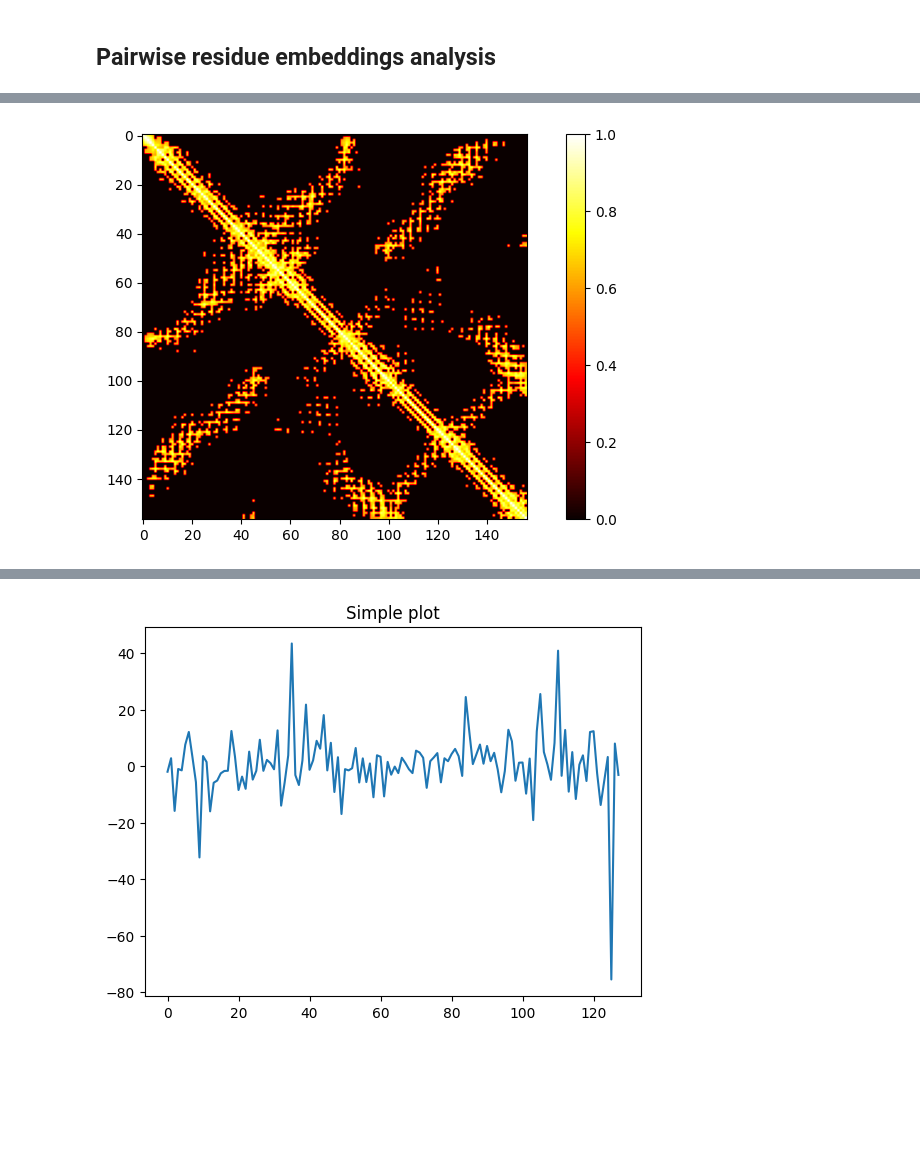
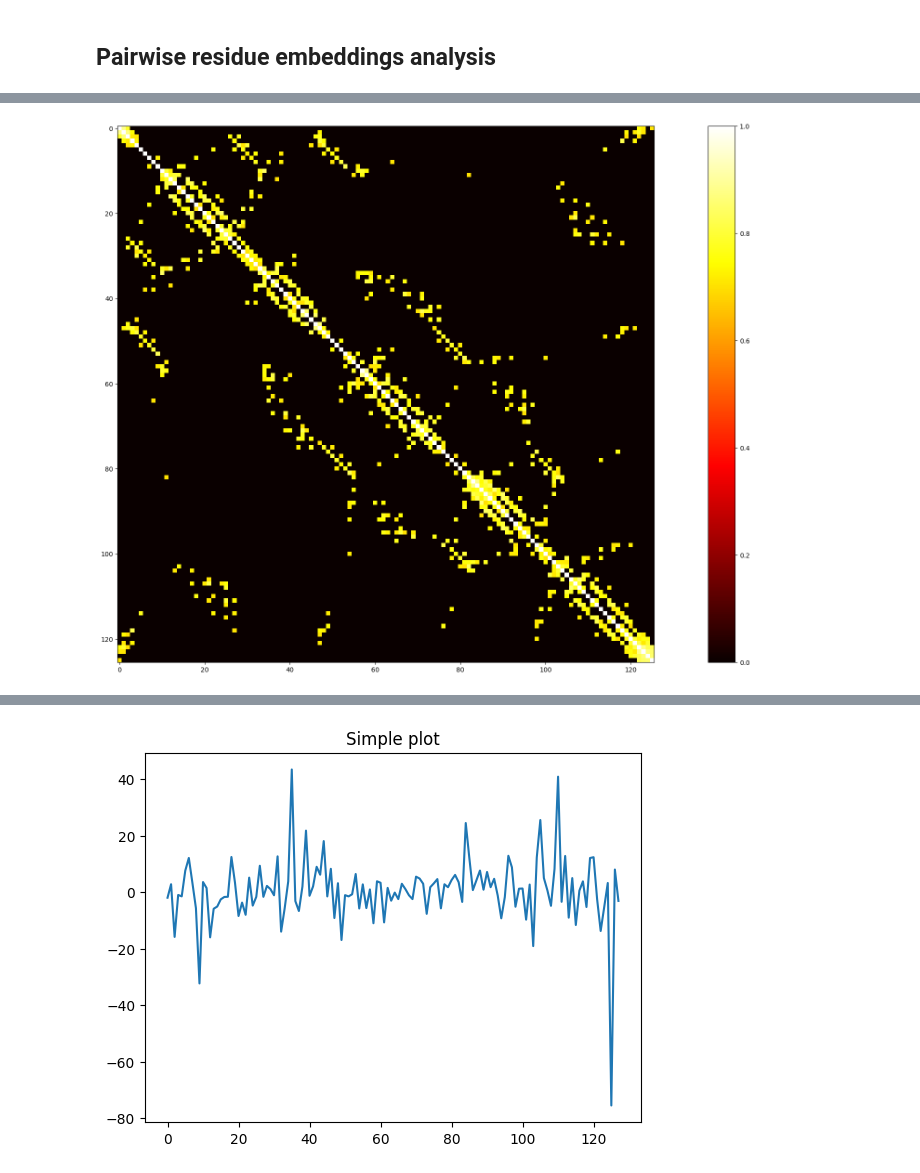
Before and after one commit to SoFar3/protein-structural-similarity, a Jupyter notebook: notebooks/esm.ipynb, the cells around one changed output, grey strips where cells are left out. Cells and saved outputs as stored; diff of their text form; code cells hidden in the pictures; blank space fills up the shorter version.

```diff
--- a/notebooks/esm.ipynb
+++ b/notebooks/esm.ipynb
@@ -314,0 +343,3 @@ pair_emb2 = out2['s_z'].cpu().numpy().squeeze(0)
+# %%
+pair_emb1 = utils.read_protein("5YCI_1", type="pair")
+pair_emb2 = utils.read_protein("2QWV_1", type="pair")
@@ -327,5 +364,5 @@ plot.simple_plot(pair_emb2[100][100])
 # %%
 pair_sim1 = np.mean(als.cossim3d(pair_emb1), axis=0)
-pair_sim1[pair_sim1 < 0.6] = 0
+pair_sim1[pair_sim1 < 0.5] = 0
 pair_sim2 = np.mean(als.cossim3d(pair_emb2), axis=0)
-pair_sim2[pair_sim2 < 0.6] = 0
+pair_sim2[pair_sim2 < 0.5] = 0
@@ -332,5 +409,5 @@ pair_sim2[pair_sim2 < 0.6] = 0
 # %%
-plot.heatmap2d(pair_sim1)
+plot.heatmap2d(pair_sim1, scale=3)
 # %% [output]
-[figure, old version]
+[figure, new version]
 # %%
```
Also changed, not shown: parts of 73 cells of this notebook, 17 other files.
